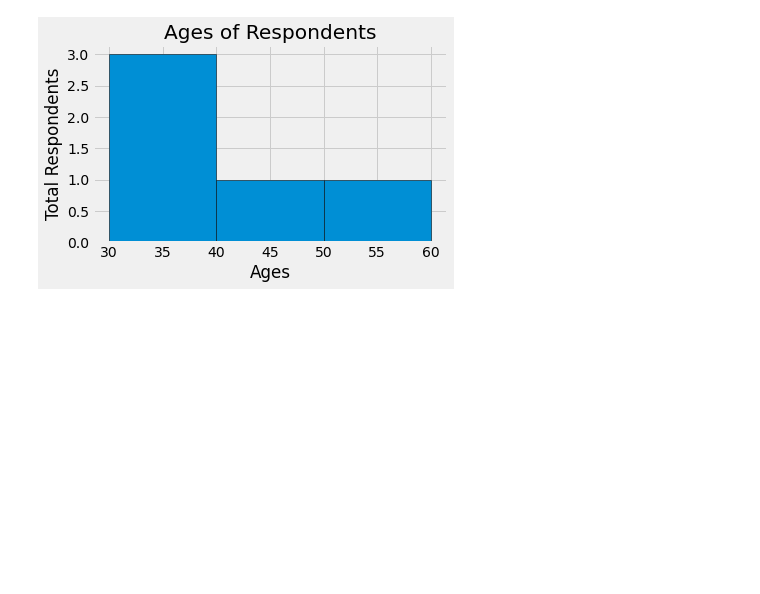
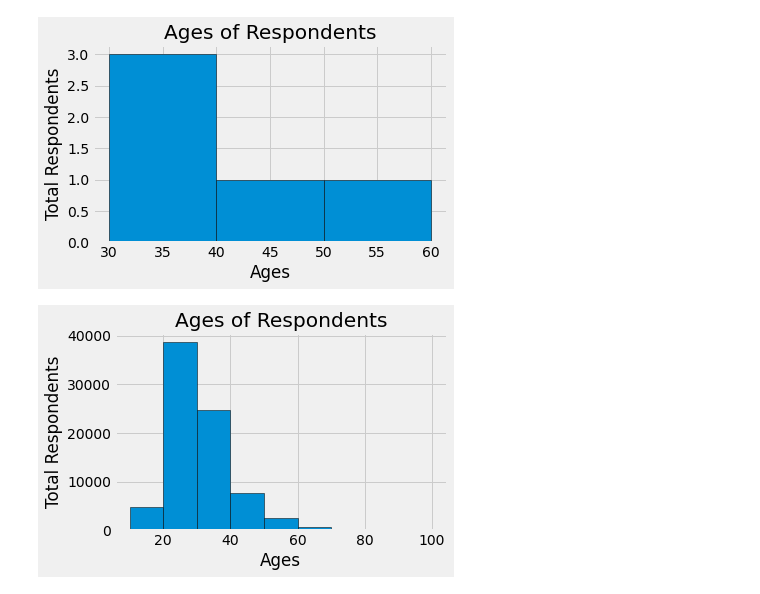
Before and after one commit to abhishekkhare/Python, a Jupyter notebook: Matplotlib/Matplotlib Histogram.ipynb, the cells around one changed output. Saved outputs shown, nothing was run; the diff lists cells and outputs as text; code cells hidden in the pictures; blank space fills up the shorter version.

```diff
--- a/Matplotlib/Matplotlib Histogram.ipynb
+++ b/Matplotlib/Matplotlib Histogram.ipynb
@@ -62,6 +62,18 @@ plt.ylabel('Total Respondents')
 plt.tight_layout()
 # %% [output]
 [figure]
+# %%
+ids = data['Responder_id']
+ages = data['Age']
+bins = [10, 20, 30, 40, 50, 60, 70, 80, 90, 100]
+plt.hist(ages, bins=bins, edgecolor='black')
+
+plt.title('Ages of Respondents')
+plt.xlabel('Ages')
+plt.ylabel('Total Respondents')
+plt.tight_layout()
+# %% [output]
+[figure, added]
 # %%
 ids = data['Responder_id']
 ages = data['Age']
```
Also changed, not shown: parts of 1 cell of this notebook, 10 other files.
